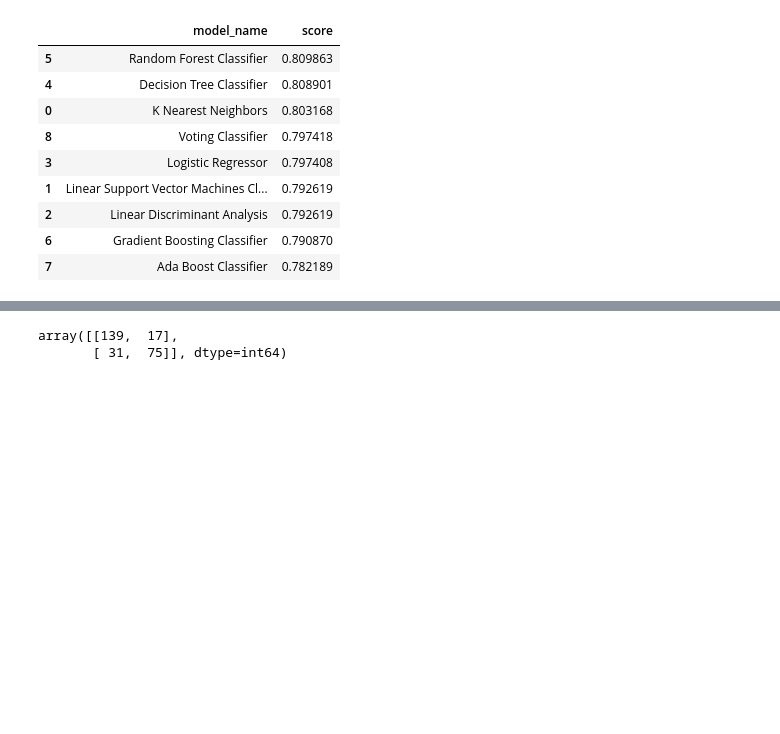
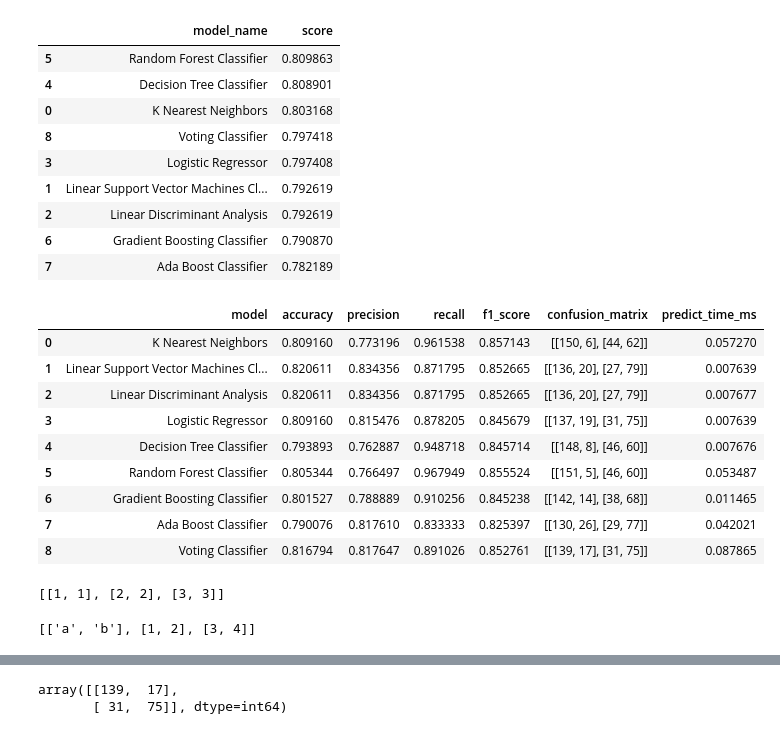
Before and after one commit to MaximeBastion/Titanic_Survival_Prediction, a Jupyter notebook: Titanic.ipynb, the cells around one changed output, grey strips where cells are left out. Saved outputs shown, nothing was run; the diff lists cells and outputs as text; code cells hidden in the pictures; blank space fills up the shorter version.

Commit message:
preprocessing, error metrics

```diff
--- a/Titanic.ipynb
+++ b/Titanic.ipynb
@@ -1052,3 +1061,59 @@ def get_metrics(model, X_test, y_test):
+# %%
+from sklearn.metrics import classification_report
+from sklearn.metrics import confusion_matrix
+import time
+
+def get_metrics_of_model(model, X_test, y_test):
+    start_time = time.time()
+    predictions = model.predict(X_test)
+    delay = time.time() - start_time
+    predict_time_per_row_ms = delay / len(X_test) * 1000
+
+    labels = ["Died", "Survived"]
+    classification_report_dict = classification_report(y_test, predictions, output_dict=True, target_names=labels)
+    d = classification_report_dict["Died"]
+    accuracy, precision, recall, f1_score = classification_report_dict["accuracy"], d["precision"], d["recall"], d["f1-score"]
+
+    c_m = confusion_matrix(y_test, predictions)
+
+    return accuracy, precision, recall, f1_score, c_m, predict_time_per_row_ms
+
+def get_all_metrics_df(models, model_names, X_test, y_test):
+    all_metrics = [get_metrics_of_model(m, X_test, y_test) for m in models]
+    metric_names = ["accuracy", "precision", "recall", "f1_score", "confusion_matrix", "predict_time_ms"]
+    metrics = [[metrics_tuple[i] for metrics_tuple in all_metrics] for i in range(len(metric_names))]
+
+    data = [model_names] + metrics
+    columns = ["model"] + metric_names
+    metrics_dict = {metric_names[i]: metrics[i] for i in range(len(metric_names))}
+    df_dict = {"model": model_names}
+    df_dict.update(metrics_dict)
+    df = pd.DataFrame(df_dict)
+    return df
+# %%
+all_ms = [m["best_model"] for m in best_models + best_voting]
+all_names = [m["name"] for m in best_models + best_voting]
+get_all_metrics_df(all_ms, all_names, X_test, y_test)
+# %% [output]
+|  | model | accuracy | precision | recall | f1_score | confusion_matrix | predict_time_ms |
+| 0 | K Nearest Neighbors | 0.809160 | 0.773196 | 0.961538 | 0.857143 | [[150, 6], [44, 62]] | 0.057270 |
+| 1 | Linear Support Vector Machines Cl... | 0.820611 | 0.834356 | 0.871795 | 0.852665 | [[136, 20], [27, 79]] | 0.007639 |
+| 2 | Linear Discriminant Analysis | 0.820611 | 0.834356 | 0.871795 | 0.852665 | [[136, 20], [27, 79]] | 0.007677 |
+| 3 | Logistic Regressor | 0.809160 | 0.815476 | 0.878205 | 0.845679 | [[137, 19], [31, 75]] | 0.007639 |
+| 4 | Decision Tree Classifier | 0.793893 | 0.762887 | 0.948718 | 0.845714 | [[148, 8], [46, 60]] | 0.007676 |
+| 5 | Random Forest Classifier | 0.805344 | 0.766497 | 0.967949 | 0.855524 | [[151, 5], [46, 60]] | 0.053487 |
+| 6 | Gradient Boosting Classifier | 0.801527 | 0.788889 | 0.910256 | 0.845238 | [[142, 14], [38, 68]] | 0.011465 |
+| 7 | Ada Boost Classifier | 0.790076 | 0.817610 | 0.833333 | 0.825397 | [[130, 26], [29, 77]] | 0.042021 |
+| 8 | Voting Classifier | 0.816794 | 0.817647 | 0.891026 | 0.852761 | [[139, 17], [31, 75]] | 0.087865 |
+# %%
+a = [[1, 2, 3], [1, 2, 3]]
+[[b[i] for b in a] for i in range(3)]
+# %% [output]
+[[1, 1], [2, 2], [3, 3]]
+# %%
+[["a", "b"]] + [[1, 2], [3, 4]]
+# %% [output]
+[['a', 'b'], [1, 2], [3, 4]]
 # %%
 m = get_metrics(best_voting[0]["best_model"], X_test, y_test)
 m
```
Also changed, not shown: parts of 16 cells of this notebook.
